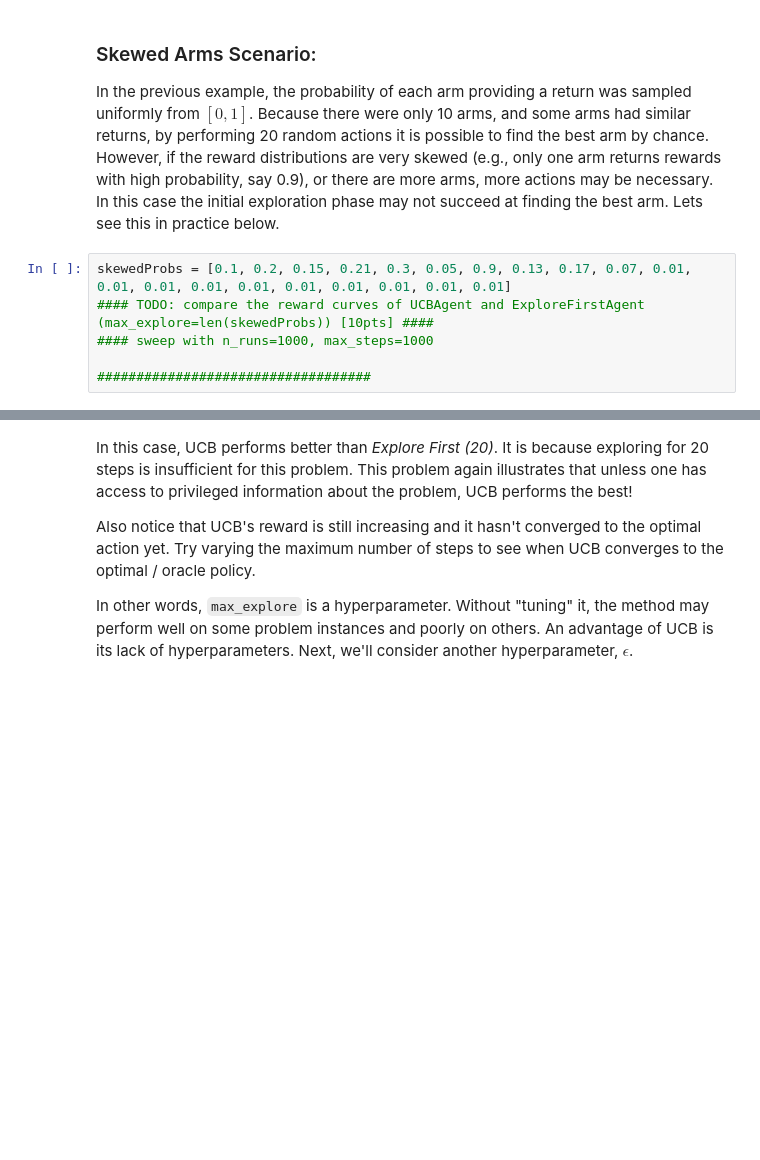
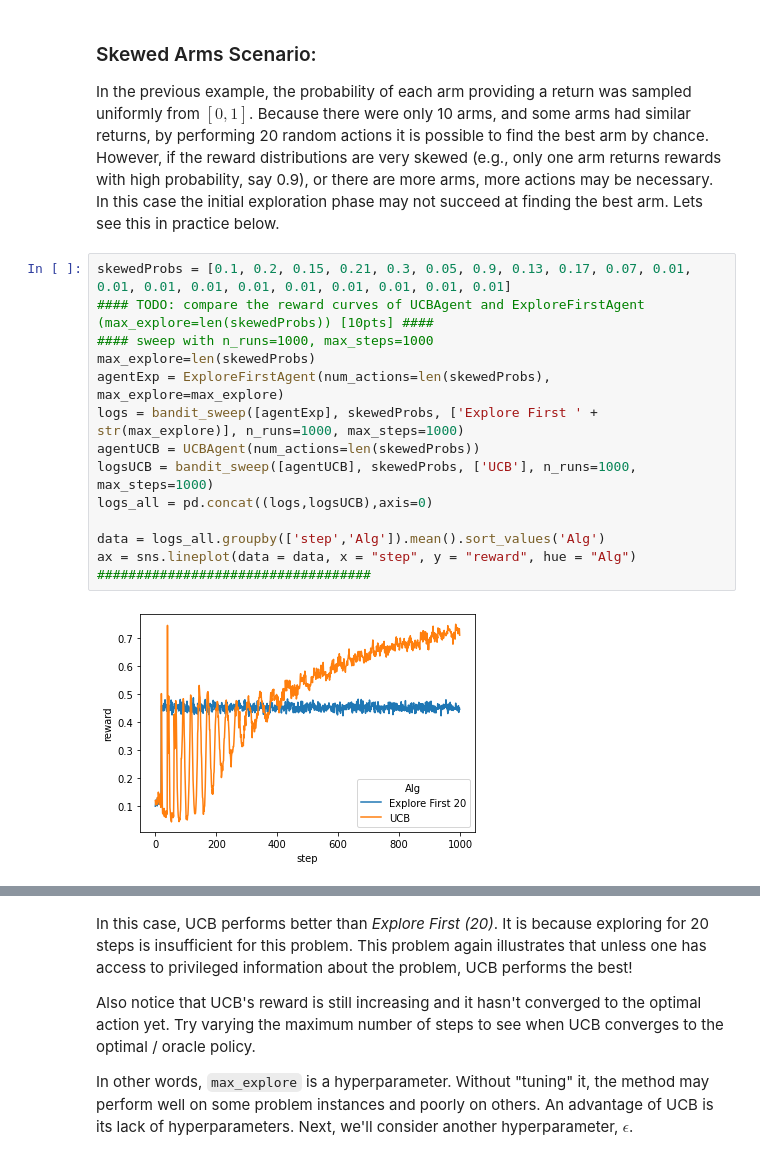
Before and after one commit to LuisCGit/6.484-reinforcement-learning, a Jupyter notebook: HW1_Assignment_on_Bandits.ipynb, the cells around one changed output, grey strips where cells are left out. Cells and saved outputs as stored; diff of their text form; blank space fills up the shorter version.

```diff
--- a/HW1_Assignment_on_Bandits.ipynb
+++ b/HW1_Assignment_on_Bandits.ipynb
@@ -412,6 +409,16 @@ In the previous example, the probability of each arm providing a return was samp
 # %%
 skewedProbs = [0.1, 0.2, 0.15, 0.21, 0.3, 0.05, 0.9, 0.13, 0.17, 0.07, 0.01, 0.01, 0.01, 0.01, 0.01, 0.01, 0.01, 0.01, 0.01, 0.01]
 #### TODO: compare the reward curves of UCBAgent and ExploreFirstAgent (max_explore=len(skewedProbs)) [10pts] ####
 #### sweep with n_runs=1000, max_steps=1000
+max_explore=len(skewedProbs)
+agentExp = ExploreFirstAgent(num_actions=len(skewedProbs), max_explore=max_explore)
+logs = bandit_sweep([agentExp], skewedProbs, ['Explore First ' + str(max_explore)], n_runs=1000, max_steps=1000)
+agentUCB = UCBAgent(num_actions=len(skewedProbs))
+logsUCB = bandit_sweep([agentUCB], skewedProbs, ['UCB'], n_runs=1000, max_steps=1000)
+logs_all = pd.concat((logs,logsUCB),axis=0)
 
+data = logs_all.groupby(['step','Alg']).mean().sort_values('Alg')
+ax = sns.lineplot(data = data, x = "step", y = "reward", hue = "Alg")
 ###################################
+# %% [output]
+[figure, added]
```
Also changed, not shown: parts of 16 cells of this notebook.
